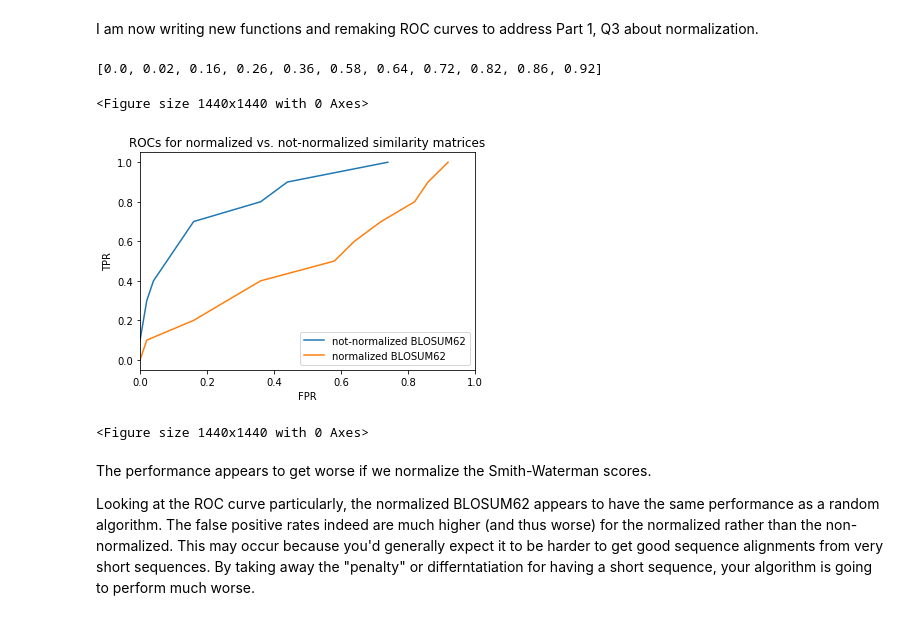
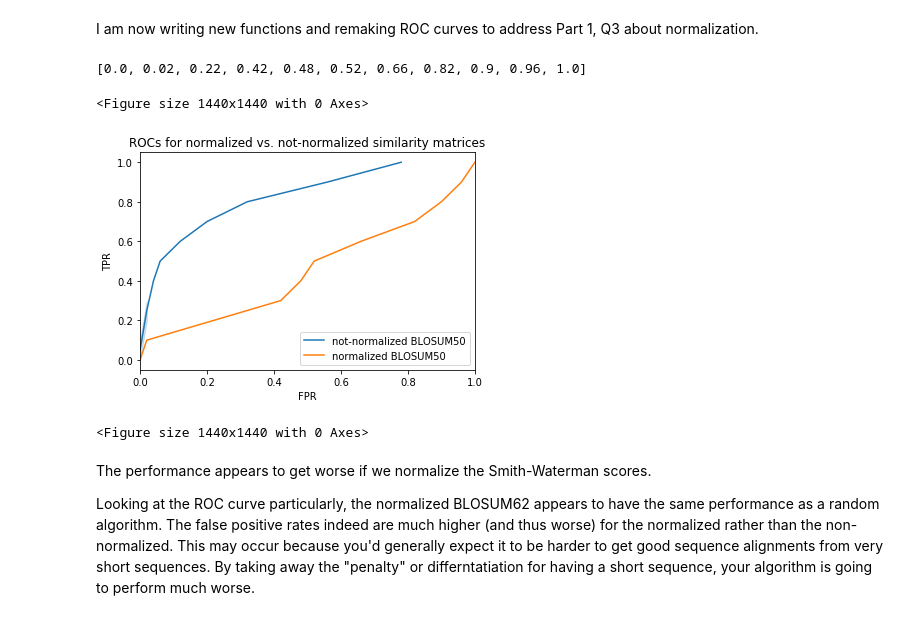
Before and after one commit to sierralear/BMI-203-HW3, a Jupyter notebook: Lear_BMI203_HW3.ipynb, the cells around one changed output. Saved outputs shown, nothing was run; the diff lists cells and outputs as text; code cells hidden in the pictures.

```diff
--- a/Lear_BMI203_HW3.ipynb
+++ b/Lear_BMI203_HW3.ipynb
@@ -344,8 +372,8 @@ print(PAM100_FPR)
 #PAM250
 PAM250_FPR = []
 for goal_TPR in ROC_TPR:
-    threshold = return_threshold(PAM250, 4, goal_TPR)
-    FPR = find_FPR(threshold, PAM250, 4)
+    threshold = return_threshold(PAM250, 10, 4, goal_TPR)
+    FPR = find_FPR(threshold, PAM250, 10, 4)
     PAM250_FPR.append(FPR)
 print(PAM250_FPR)
 # %% [output]
@@ -370,11 +398,11 @@ plt.figure(figsize=(5,5))
 # %% [markdown]
 I am now writing new functions and remaking ROC curves to address Part 1, Q3 about normalization.
 # %%
-def normalized_threshold(similarity_matrix, gap_cost, goal_TPR):
+def normalized_threshold(similarity_matrix, GOC, EP, goal_TPR):
     pos_pairs_scores = []
     for f in pos_pairs_filelist:
         a, b = return_sequences(*f)
-        score_matrix = matrix(a, b, similarity_matrix, BLOSUM50_i, gap_cost)
+        score_matrix = matrix(a, b, similarity_matrix, BLOSUM50_i, GOC, EP)
         pos_pairs_scores.append(normalized_score(score_matrix, a, b))
     pos_pairs_scores = np.array(pos_pairs_scores)
     threshold = np.sort(pos_pairs_scores)[int(49 * (1 - goal_TPR))]
@@ -383,37 +411,37 @@ def normalized_threshold(similarity_matrix, gap_cost, goal_TPR):
 def normalized_score(H,a,b):
     return H.max()/min(len(a), len(b))
 # %%
-def normalized_FPR(threshold, similarity_matrix, gap_cost):
+def normalized_FPR(threshold, similarity_matrix, GOC, EP):
     neg_pairs_scores = []
     for f in neg_pairs_filelist:
         a, b = return_sequences(*f)
-        score_matrix = matrix(a, b, similarity_matrix, BLOSUM50_i, gap_cost) #note all similarity matrix indices are the same
+        score_matrix = matrix(a, b, similarity_matrix, BLOSUM50_i, GOC, EP) #note all similarity matrix indices are the same
         neg_pairs_scores.append(normalized_score(score_matrix, a, b))
     FPR = (np.array(neg_pairs_scores) > threshold).mean()
     return FPR
 # %%
-#BLOSUM62 with normalized scores
-BLOSUM62_FPR_norm = []
+#BLOSUM50 with normalized scores
+BLOSUM50_FPR_norm = []
 for goal_TPR in ROC_TPR:
-    threshold = normalized_threshold(BLOSUM62, 4, goal_TPR)
-    FPR = normalized_FPR(threshold, BLOSUM62, 4)
-    BLOSUM62_FPR_norm.append(FPR)
-print(BLOSUM62_FPR_norm)
+    threshold = normalized_threshold(BLOSUM50,10, 4, goal_TPR)
+    FPR = normalized_FPR(threshold, BLOSUM50,10, 4)
+    BLOSUM50_FPR_norm.append(FPR)
+print(BLOSUM50_FPR_norm)
 # %% [output]
-[0.0, 0.02, 0.16, 0.26, 0.36, 0.58, 0.64, 0.72, 0.82, 0.86, 0.92]
+[0.0, 0.02, 0.22, 0.42, 0.48, 0.52, 0.66, 0.82, 0.9, 0.96, 1.0]
 # %%
-sns.lineplot(x=BLOSUM62_FPR, y=ROC_TPR, label="not-normalized BLOSUM62")
-sns.lineplot(x=BLOSUM62_FPR_norm, y=ROC_TPR, label="normalized BLOSUM62")
+sns.lineplot(x=BLOSUM50_FPR, y=ROC_TPR, label="not-normalized BLOSUM50")
+sns.lineplot(x=BLOSUM50_FPR_norm, y=ROC_TPR, label="normalized BLOSUM50")
 plt.title("ROCs for normalized vs. not-normalized similarity matrices")
 plt.xlabel("FPR")
 plt.ylabel("TPR")
 plt.xlim(0,1)
 plt.xlim(0,1)
 #plt.axis('equal')
 plt.figure(figsize=(20,20))
 # %% [output]
 <Figure size 1440x1440 with 0 Axes>
-[figure, old version]
+[figure, new version]
 <Figure size 1440x1440 with 0 Axes>
 # %% [markdown]
 The performance appears to get worse if we normalize the Smith-Waterman scores.
```
Also changed, not shown: parts of 71 cells of this notebook.
